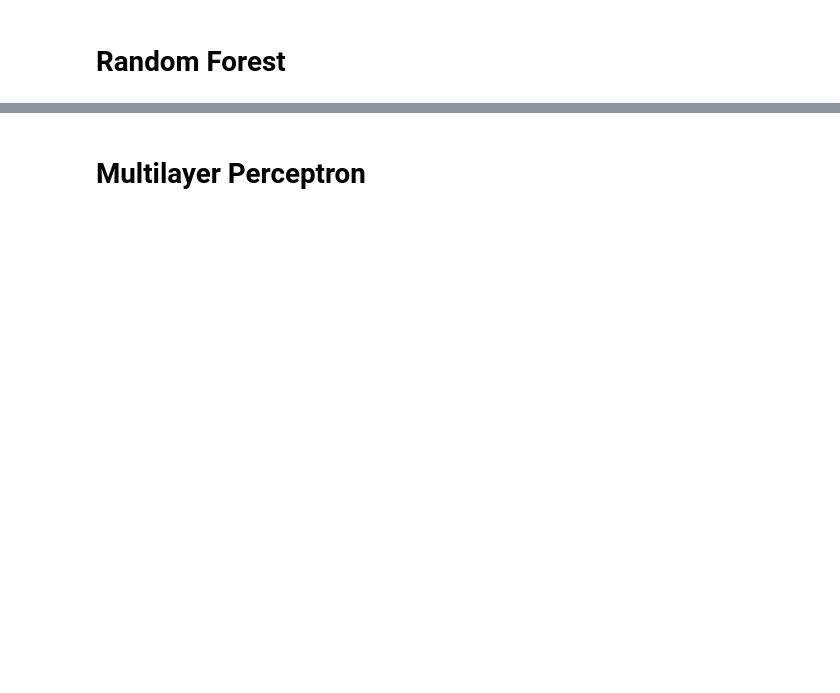
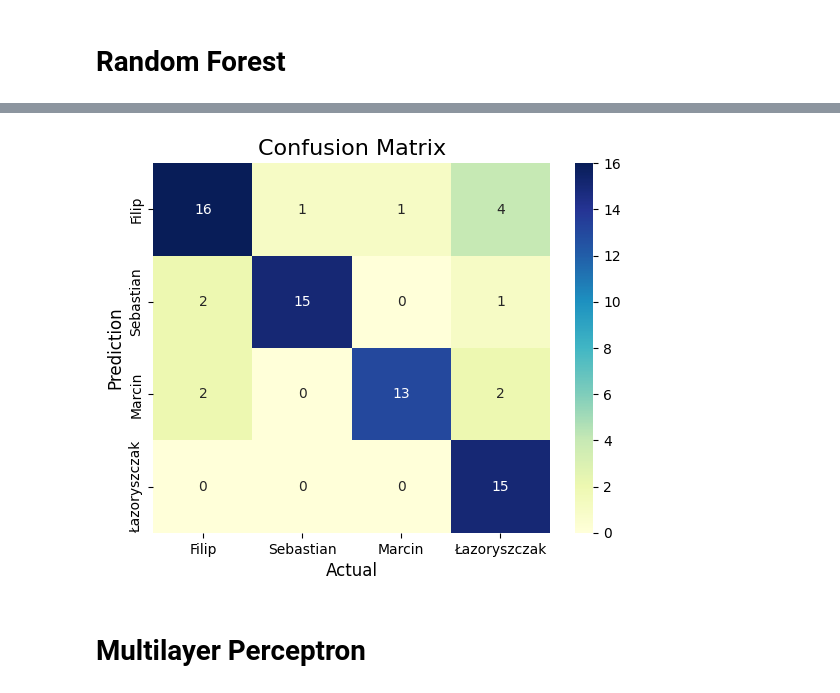
Before and after one commit to Glitterfrost/Acustic-Signals-Project, a Jupyter notebook: project.ipynb, the cells around one changed output, grey strips where cells are left out. Cells and saved outputs as stored; diff of their text form; code cells hidden in the pictures; blank space fills up the shorter version.

```diff
--- a/project.ipynb
+++ b/project.ipynb
@@ -141,13 +187,15 @@ print(classification_report(y_test, y_pred))
 # %%
 # Create a confusion matrix
 cm = confusion_matrix(y_test, y_pred)
-ticks = ["Filip","Sebastian","Marcin"]
+ticks = ["Filip","Sebastian","Marcin","Łazoryszczak"]
 # Plot the confusion matrix
 sns.heatmap(cm, annot=True,fmt='d', cmap='YlGnBu',xticklabels=ticks, yticklabels=ticks )
 plt.ylabel('Prediction',fontsize=12)
 plt.xlabel('Actual',fontsize=12)
 plt.title('Confusion Matrix',fontsize=16)
 plt.show()
+# %% [output]
+[figure, added]
 # %% [markdown]
 # Multilayer Perceptron
 # %%
```
Also changed, not shown: parts of 28 cells of this notebook.
